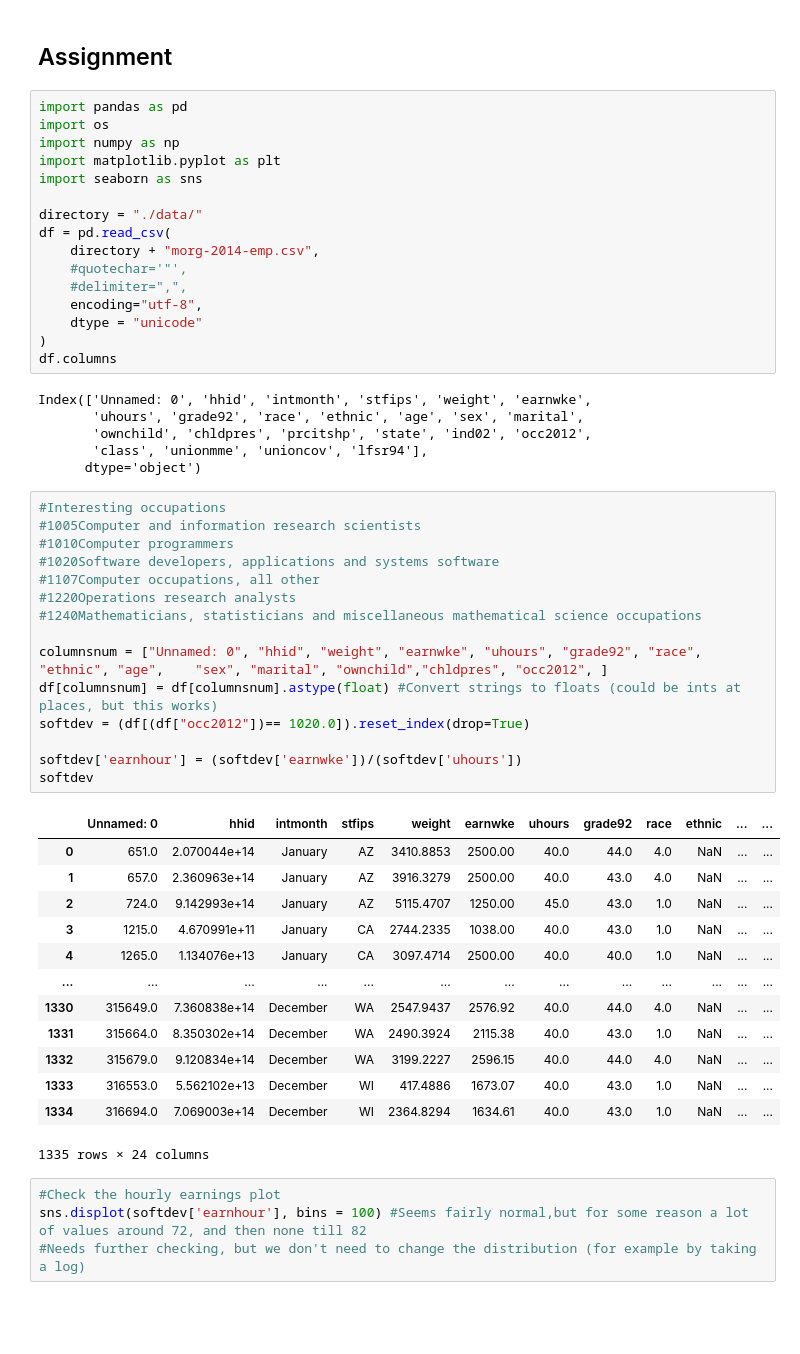
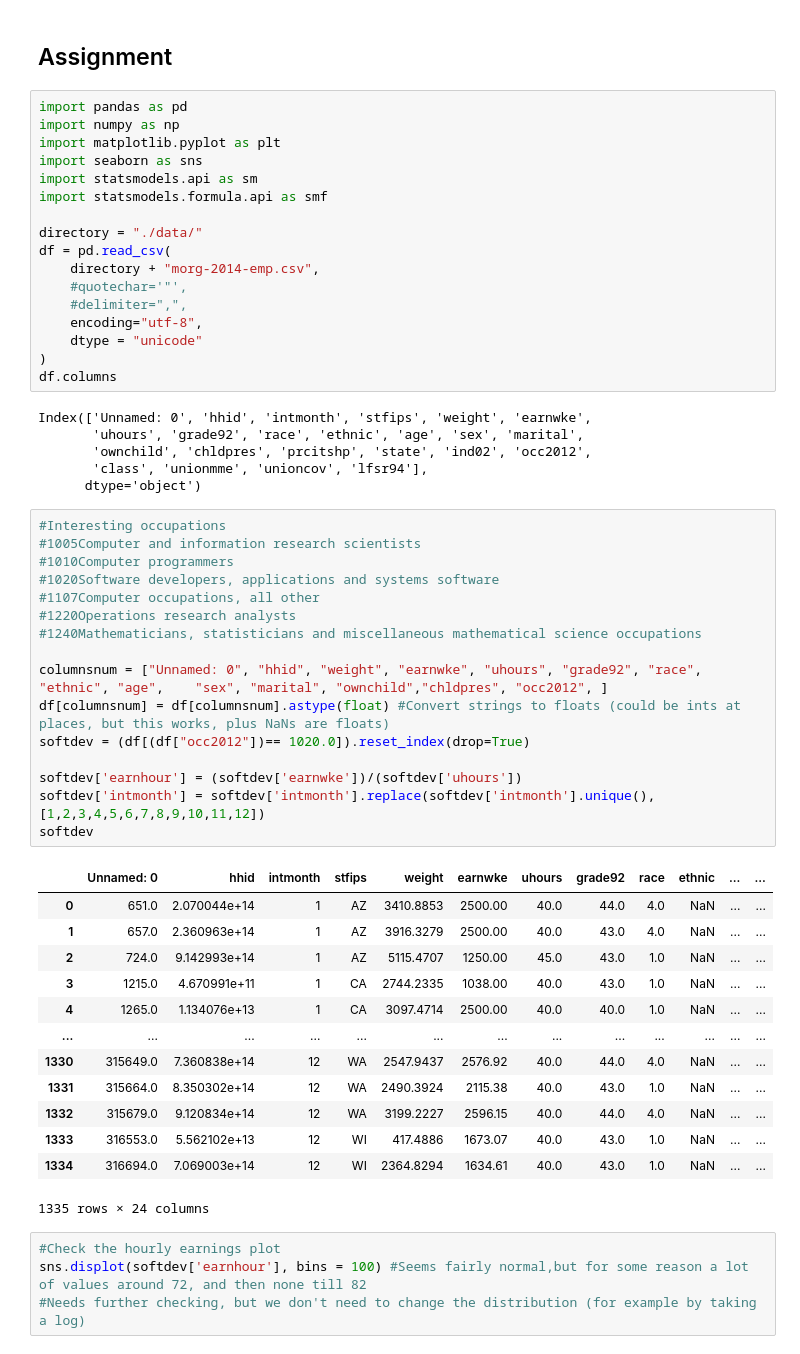
Before and after one commit to me9hanics/DA3-phdma, a Jupyter notebook: Assignment1/assignment.ipynb, the cells around one changed output. Drawn from its saved outputs; the diff is of its cells as text; blank space fills up the shorter version.

```diff
--- a/Assignment1/assignment.ipynb
+++ b/Assignment1/assignment.ipynb
@@ -2,10 +2,11 @@
 ## Assignment
 # %%
 import pandas as pd
-import os
 import numpy as np
 import matplotlib.pyplot as plt
 import seaborn as sns
+import statsmodels.api as sm
+import statsmodels.formula.api as smf
 
 directory = "./data/"
 df = pd.read_csv(
@@ -25,31 +26,32 @@ Index(['Unnamed: 0', 'hhid', 'intmonth', 'stfips', 'weight', 'earnwke',
 # %%
 #Interesting occupations
 #1005Computer and information research scientists
 #1010Computer programmers
 #1020Software developers, applications and systems software
 #1107Computer occupations, all other
 #1220Operations research analysts
 #1240Mathematicians, statisticians and miscellaneous mathematical science occupations
 
 columnsnum = ["Unnamed: 0", "hhid", "weight", "earnwke", "uhours", "grade92", "race", "ethnic", "age",	"sex", "marital", "ownchild","chldpres", "occ2012", ]
-df[columnsnum] = df[columnsnum].astype(float) #Convert strings to floats (could be ints at places, but this works)
+df[columnsnum] = df[columnsnum].astype(float) #Convert strings to floats (could be ints at places, but this works, plus NaNs are floats)
 softdev = (df[(df["occ2012"])== 1020.0]).reset_index(drop=True)
 
 softdev['earnhour'] = (softdev['earnwke'])/(softdev['uhours'])
+softdev['intmonth'] = softdev['intmonth'].replace(softdev['intmonth'].unique(), [1,2,3,4,5,6,7,8,9,10,11,12])
 softdev
 # %% [output]
 |  | Unnamed: 0 | hhid | intmonth | stfips | weight | earnwke | uhours | grade92 | race | ethnic | ... | ... |
-| 0 | 651.0 | 2.070044e+14 | January | AZ | 3410.8853 | 2500.00 | 40.0 | 44.0 | 4.0 | NaN | ... | ... |
-| 1 | 657.0 | 2.360963e+14 | January | AZ | 3916.3279 | 2500.00 | 40.0 | 43.0 | 4.0 | NaN | ... | ... |
-| 2 | 724.0 | 9.142993e+14 | January | AZ | 5115.4707 | 1250.00 | 45.0 | 43.0 | 1.0 | NaN | ... | ... |
-| 3 | 1215.0 | 4.670991e+11 | January | CA | 2744.2335 | 1038.00 | 40.0 | 43.0 | 1.0 | NaN | ... | ... |
-| 4 | 1265.0 | 1.134076e+13 | January | CA | 3097.4714 | 2500.00 | 40.0 | 40.0 | 1.0 | NaN | ... | ... |
+| 0 | 651.0 | 2.070044e+14 | 1 | AZ | 3410.8853 | 2500.00 | 40.0 | 44.0 | 4.0 | NaN | ... | ... |
+| 1 | 657.0 | 2.360963e+14 | 1 | AZ | 3916.3279 | 2500.00 | 40.0 | 43.0 | 4.0 | NaN | ... | ... |
+| 2 | 724.0 | 9.142993e+14 | 1 | AZ | 5115.4707 | 1250.00 | 45.0 | 43.0 | 1.0 | NaN | ... | ... |
+| 3 | 1215.0 | 4.670991e+11 | 1 | CA | 2744.2335 | 1038.00 | 40.0 | 43.0 | 1.0 | NaN | ... | ... |
+| 4 | 1265.0 | 1.134076e+13 | 1 | CA | 3097.4714 | 2500.00 | 40.0 | 40.0 | 1.0 | NaN | ... | ... |
 | ... | ... | ... | ... | ... | ... | ... | ... | ... | ... | ... | ... | ... |
-| 1330 | 315649.0 | 7.360838e+14 | December | WA | 2547.9437 | 2576.92 | 40.0 | 44.0 | 4.0 | NaN | ... | ... |
-| 1331 | 315664.0 | 8.350302e+14 | December | WA | 2490.3924 | 2115.38 | 40.0 | 43.0 | 1.0 | NaN | ... | ... |
-| 1332 | 315679.0 | 9.120834e+14 | December | WA | 3199.2227 | 2596.15 | 40.0 | 44.0 | 4.0 | NaN | ... | ... |
-| 1333 | 316553.0 | 5.562102e+13 | December | WI | 417.4886 | 1673.07 | 40.0 | 43.0 | 1.0 | NaN | ... | ... |
-| 1334 | 316694.0 | 7.069003e+14 | December | WI | 2364.8294 | 1634.61 | 40.0 | 43.0 | 1.0 | NaN | ... | ... |
+| 1330 | 315649.0 | 7.360838e+14 | 12 | WA | 2547.9437 | 2576.92 | 40.0 | 44.0 | 4.0 | NaN | ... | ... |
+| 1331 | 315664.0 | 8.350302e+14 | 12 | WA | 2490.3924 | 2115.38 | 40.0 | 43.0 | 1.0 | NaN | ... | ... |
+| 1332 | 315679.0 | 9.120834e+14 | 12 | WA | 3199.2227 | 2596.15 | 40.0 | 44.0 | 4.0 | NaN | ... | ... |
+| 1333 | 316553.0 | 5.562102e+13 | 12 | WI | 417.4886 | 1673.07 | 40.0 | 43.0 | 1.0 | NaN | ... | ... |
+| 1334 | 316694.0 | 7.069003e+14 | 12 | WI | 2364.8294 | 1634.61 | 40.0 | 43.0 | 1.0 | NaN | ... | ... |
 1335 rows × 24 columns
 # %%
 #Check the hourly earnings plot
```
Also changed, not shown: parts of 5 cells of this notebook.
